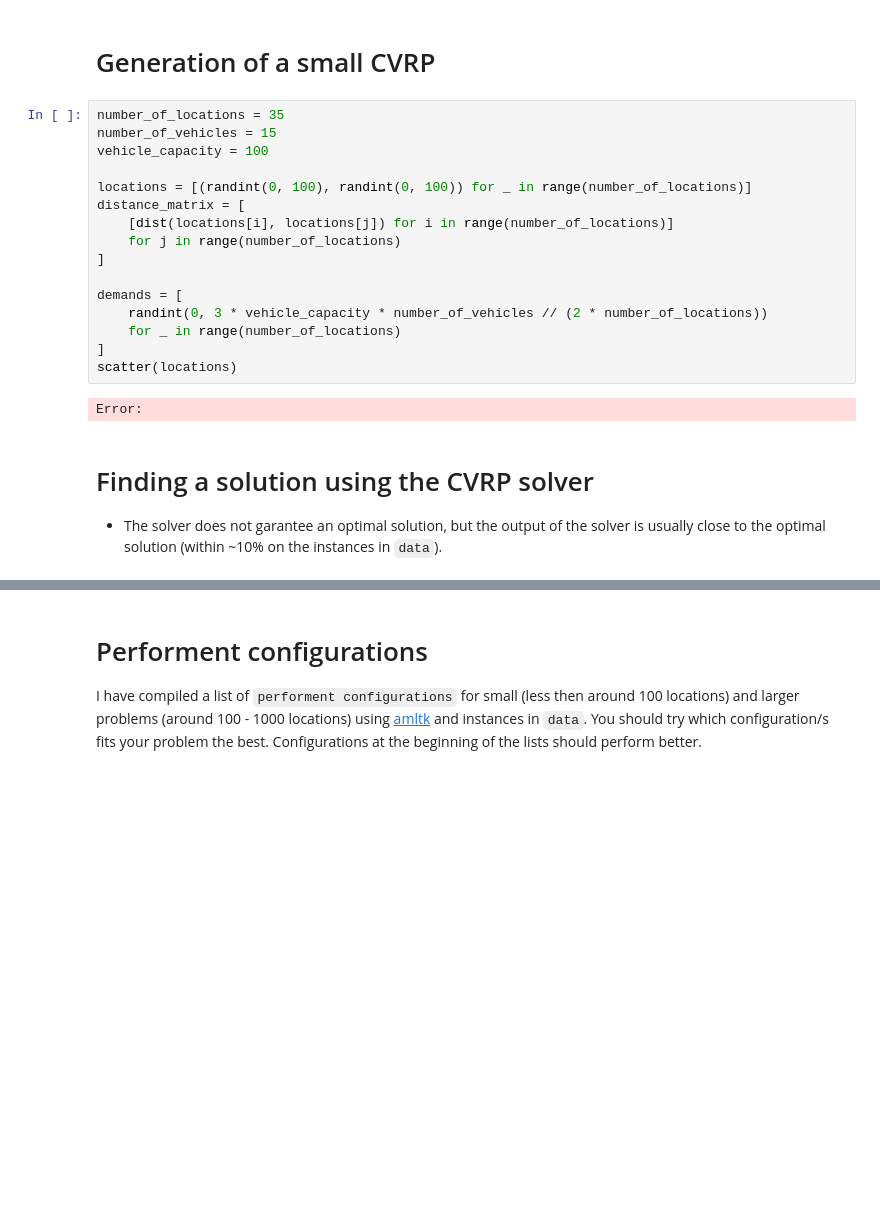
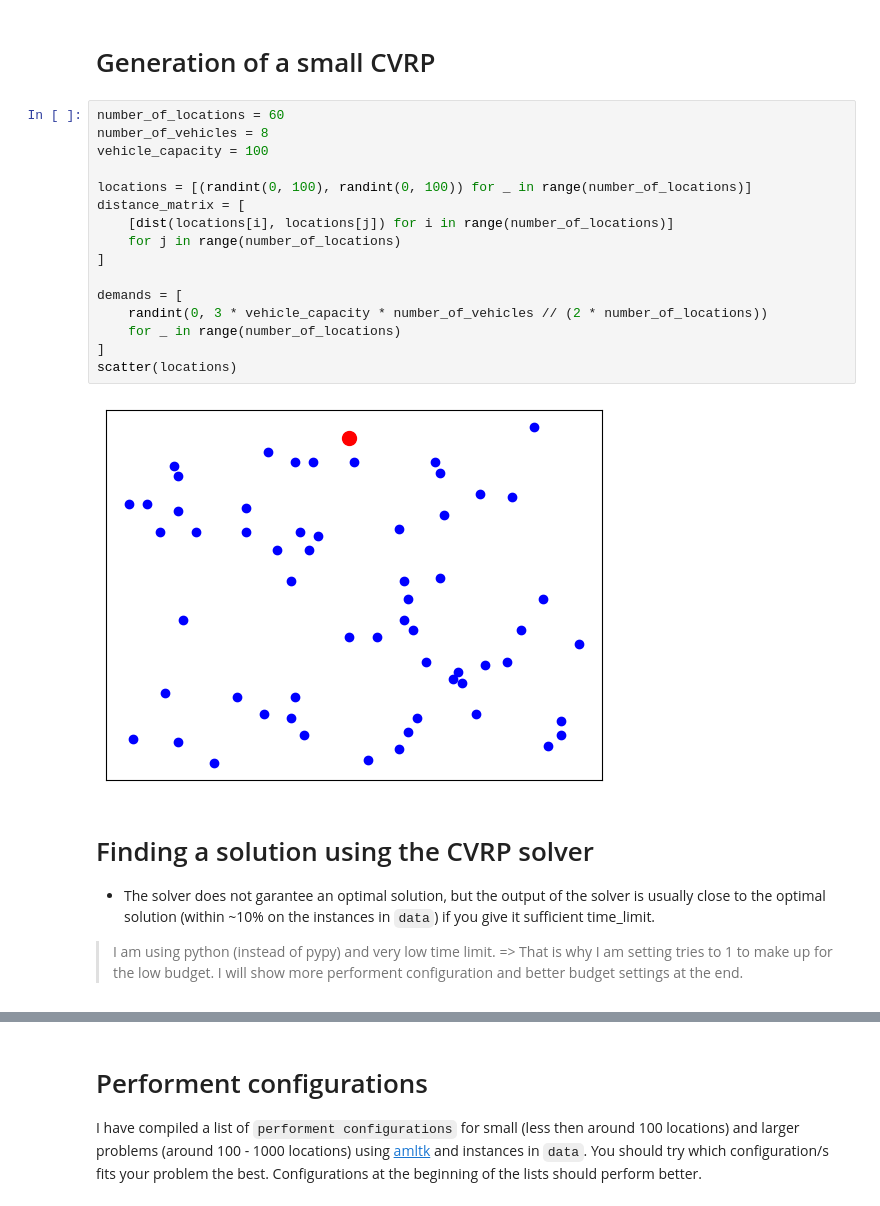
Before and after one commit to Karilli/CVRP-solver, a Jupyter notebook: usage.ipynb, the cells around one changed output, grey strips where cells are left out. Saved outputs shown, nothing was run; the diff lists cells and outputs as text; blank space fills up the shorter version.

```diff
--- a/usage.ipynb
+++ b/usage.ipynb
@@ -39,26 +36,27 @@ Error:
 # %% [markdown]
 # Generation of a small CVRP
 # %%
-number_of_locations = 35
-number_of_vehicles = 15
+number_of_locations = 60
+number_of_vehicles = 8
 vehicle_capacity = 100
 
 locations = [(randint(0, 100), randint(0, 100)) for _ in range(number_of_locations)]
 distance_matrix = [
     [dist(locations[i], locations[j]) for i in range(number_of_locations)]
     for j in range(number_of_locations)
 ]
 
 demands = [
     randint(0, 3 * vehicle_capacity * number_of_vehicles // (2 * number_of_locations))
     for _ in range(number_of_locations)
 ]
 scatter(locations)
 # %% [output]
-Error:
+[figure, added]
 # %% [markdown]
 # Finding a solution using the CVRP solver
-- The solver does not garantee an optimal solution, but the output of the solver is usually close to the optimal solution (within ~10% on the instances in `data`).
+- The solver does not garantee an optimal solution, but the output of the solver is usually close to the optimal solution (within ~10% on the instances in `data`) if you give it sufficient time_limit.
+> I am using python (instead of pypy) and very low time limit. => That is why I am setting tries to 1 to make up for the low budget. I will show more performent configuration and better budget settings at the end.
 # %%
 sol = solve(distance_matrix, locations, demands, number_of_vehicles, vehicle_capacity, {"TIME_LIMIT": 30, "SEED": SEED, "TRIES": 1})
 plot([[0] + route + [0] for route in sol], locations)
```
Also changed, not shown: parts of 9 cells of this notebook, 2 other files.
